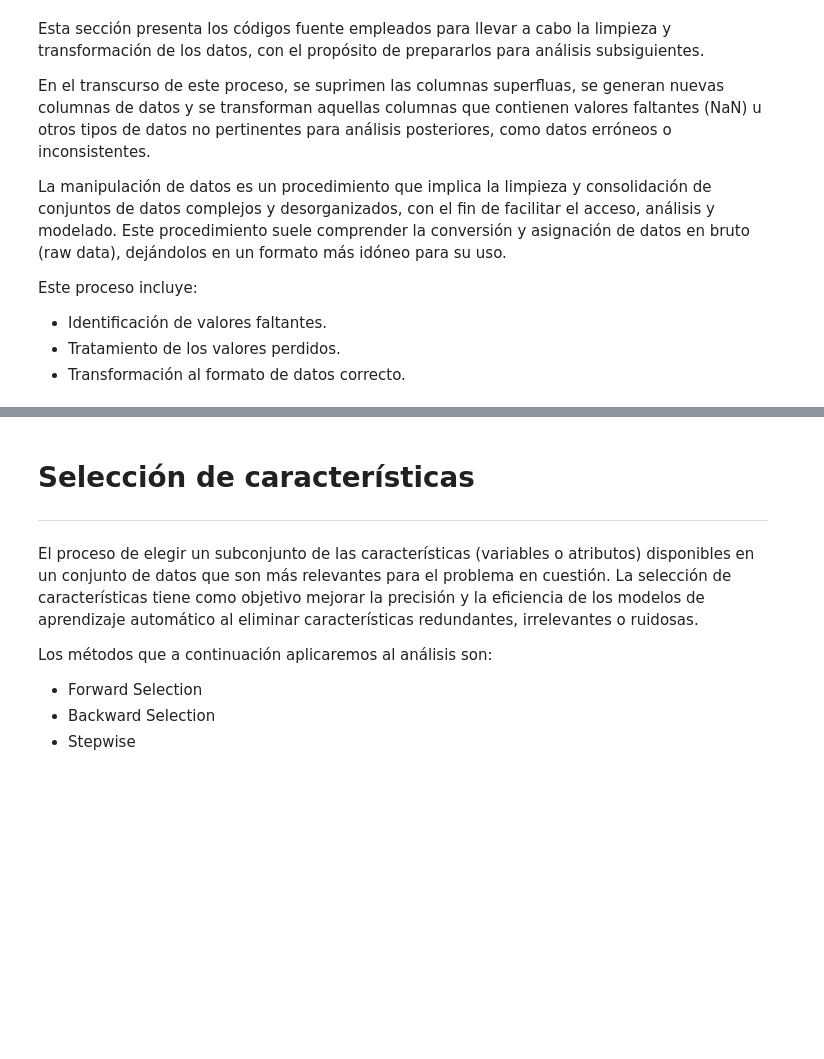
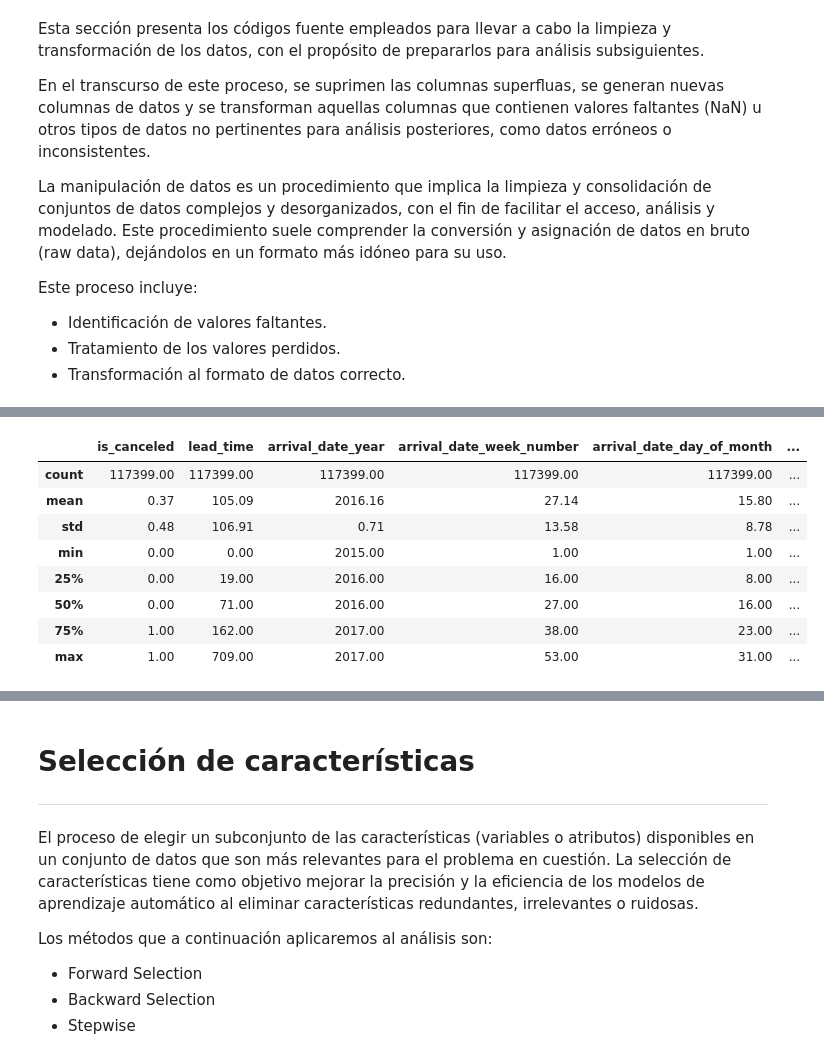
Before and after one commit to omanofx/entregable_1, a Jupyter notebook: Primera_Entrega_Omar_Fernandez.ipynb, the cells around one changed output, grey strips where cells are left out. Saved outputs shown, nothing was run; the diff lists cells and outputs as text; code cells hidden in the pictures; blank space fills up the shorter version.

```diff
--- a/Primera_Entrega_Omar_Fernandez.ipynb
+++ b/Primera_Entrega_Omar_Fernandez.ipynb
@@ -526,0 +557,13 @@ principales_datos_dataset()
+# %%
+# Muestro como se componen los valores númericos
+df_reservas.describe().round(2)
+# %% [output]
+|  | is_canceled | lead_time | arrival_date_year | arrival_date_week_number | arrival_date_day_of_month | ... |
+| count | 117399.00 | 117399.00 | 117399.00 | 117399.00 | 117399.00 | ... |
+| mean | 0.37 | 105.09 | 2016.16 | 27.14 | 15.80 | ... |
+| std | 0.48 | 106.91 | 0.71 | 13.58 | 8.78 | ... |
+| min | 0.00 | 0.00 | 2015.00 | 1.00 | 1.00 | ... |
+| 25% | 0.00 | 19.00 | 2016.00 | 16.00 | 8.00 | ... |
+| 50% | 0.00 | 71.00 | 2016.00 | 27.00 | 16.00 | ... |
+| 75% | 1.00 | 162.00 | 2017.00 | 38.00 | 23.00 | ... |
+| max | 1.00 | 709.00 | 2017.00 | 53.00 | 31.00 | ... |
```
Also changed, not shown: parts of 47 cells of this notebook.
